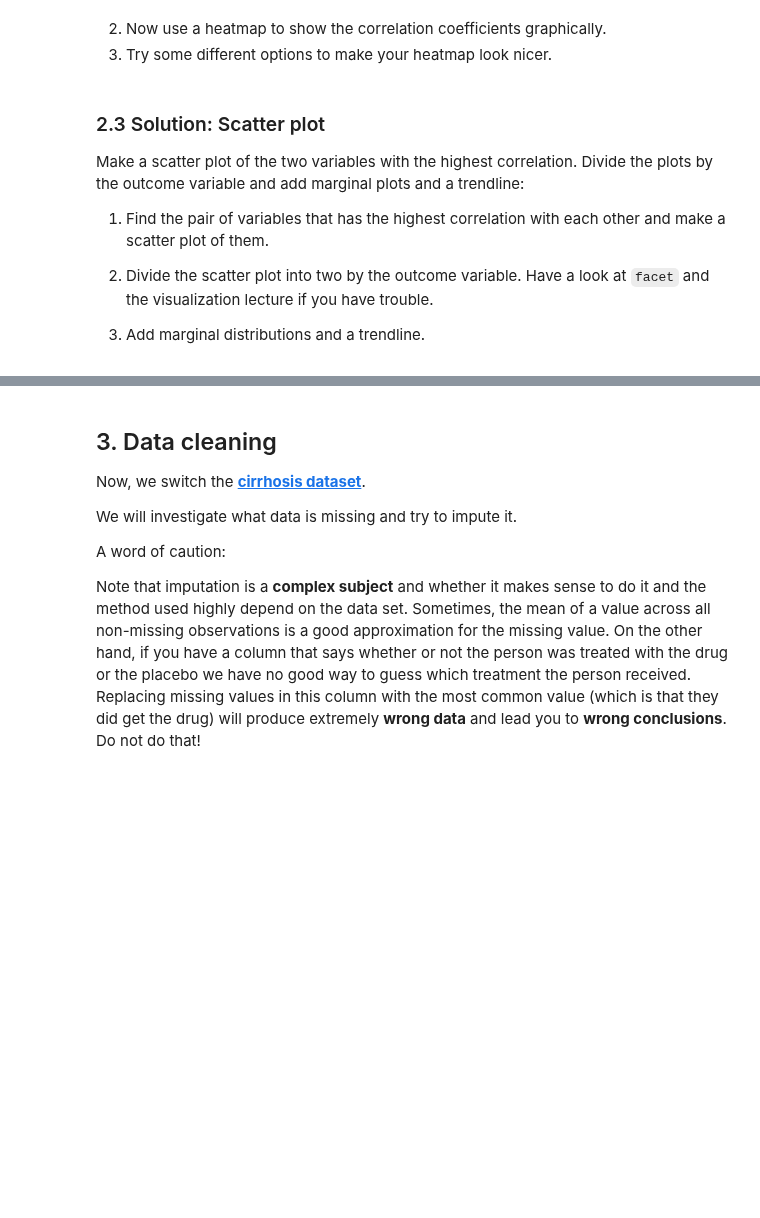
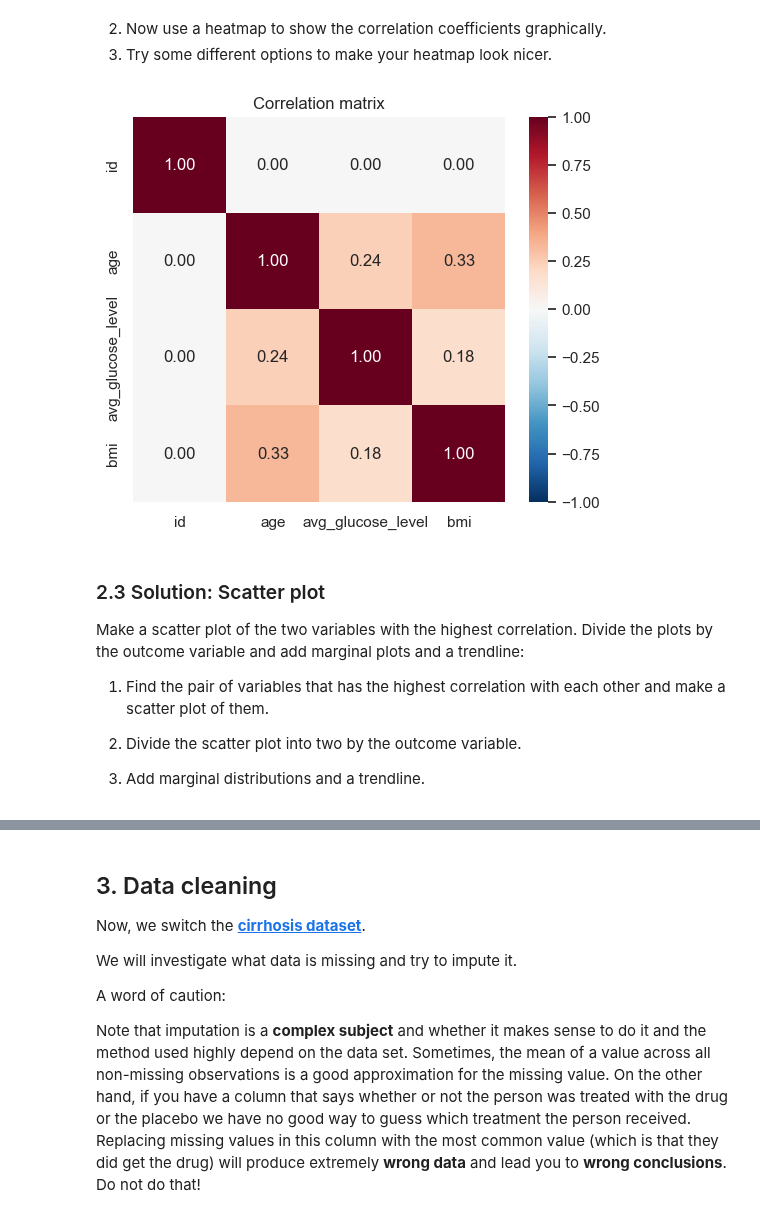
Before and after one commit to Center-for-Health-Data-Science/PythonTsunami, a Jupyter notebook: Exercise/Exercise_oct2023_solution.ipynb, the cells around one changed output, grey strips where cells are left out. Drawn from its saved outputs; the diff is of its cells as text; code cells hidden in the pictures; blank space fills up the shorter version.

```diff
--- a/Exercise/Exercise_oct2023_solution.ipynb
+++ b/Exercise/Exercise_oct2023_solution.ipynb
@@ -228,3 +325,25 @@ px.imshow(data.corr(numeric_only=True),
+# %%
+# Compute correlation matrix between numeric columns
+corr = data.corr(numeric_only=True)
+
+# Plot heatmap
+fig, ax = plt.subplots(figsize=(6, 5))
+
+sns.heatmap(
+    corr,
+    annot=True,        # like text_auto, shows values in each cell
+    fmt=".2f",         # 2 decimal places
+    cmap="RdBu_r",     # reversed Red-Blue colormap
+    vmin=-1, vmax=1,   # fix color range from -1 to 1
+    center=0,          # so 0 is in the middle of the colormap
+    ax=ax
+)
+
+ax.set_title("Correlation matrix")
+
+plt.show()
+# %% [output]
+[figure, added]
 # %% [markdown]
 ### 2.3 Solution: Scatter plot
 
@@ -232,6 +351,6 @@ Make a scatter plot of the two variables with the highest correlation. Divide th
 
 1. Find the pair of variables that has the highest correlation with each other and make a scatter plot of them.
 
-2. Divide the scatter plot into two by the outcome variable. Have a look at `facet` and the visualization lecture if you have trouble.
+2. Divide the scatter plot into two by the outcome variable.
 
 3. Add marginal distributions and a trendline.
```
Also changed, not shown: parts of 19 cells of this notebook, 1 other file.
